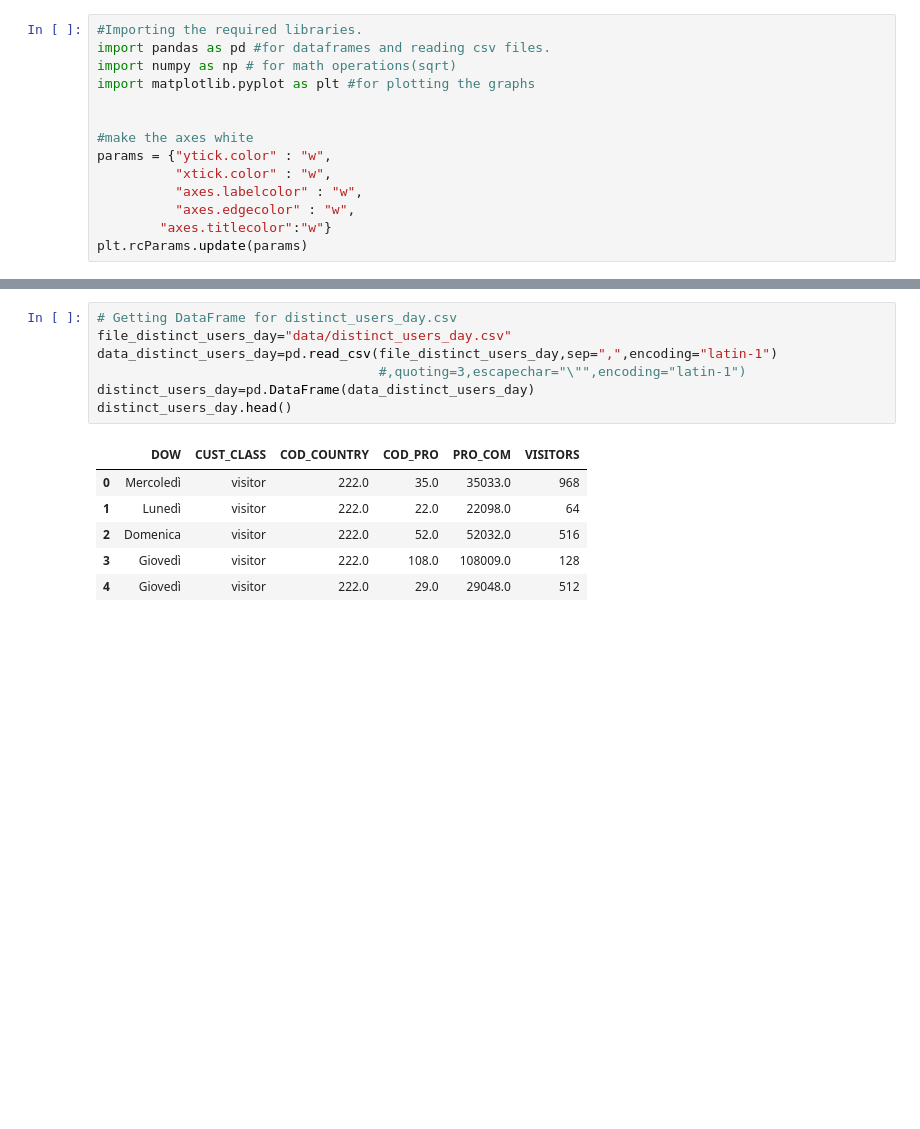
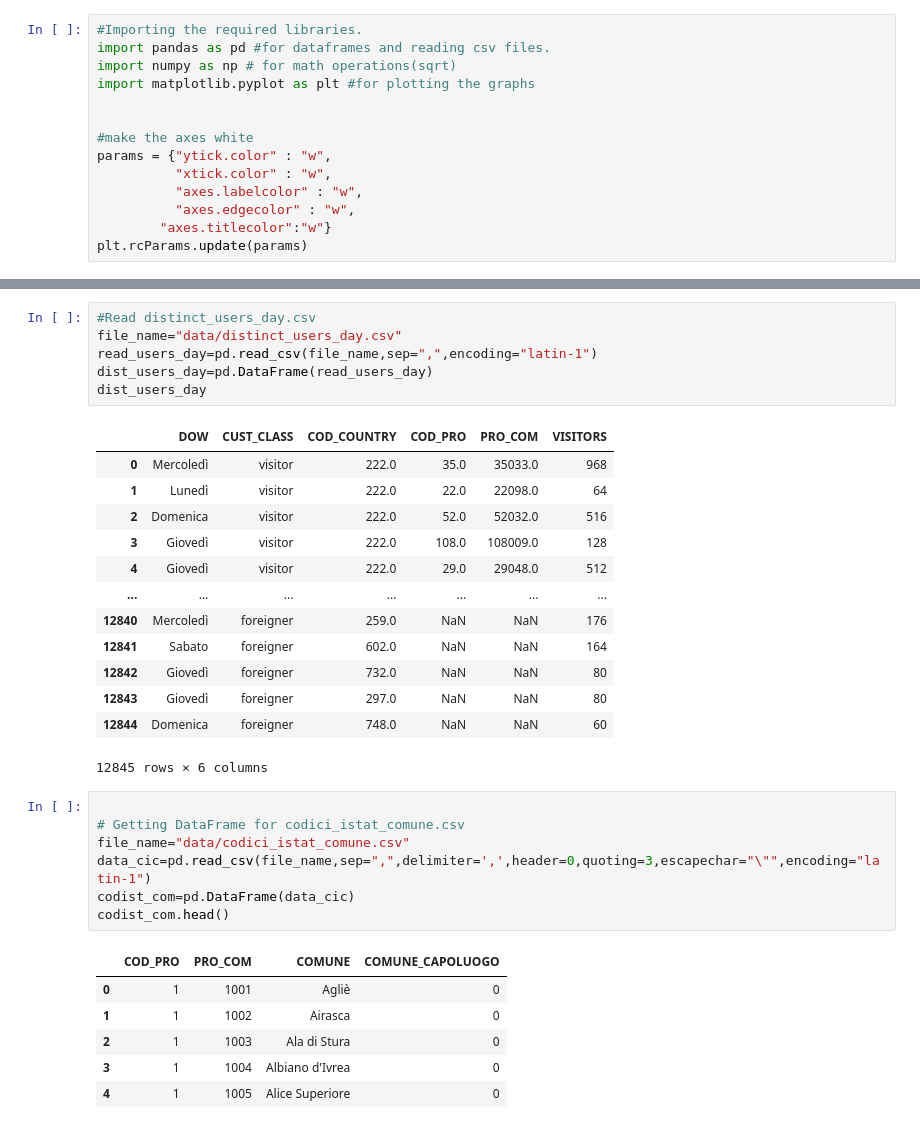
Before and after one commit to RMilock/LCP_projects_Y3, a Jupyter notebook: Prel_Proj11.ipynb, the cells around one changed output, grey strips where cells are left out. Cells and saved outputs as stored; diff of their text form; blank space fills up the shorter version.

```diff
--- a/Prel_Proj11.ipynb
+++ b/Prel_Proj11.ipynb
@@ -45,15 +44,35 @@ data_day_od
+# %%
+#Read distinct_users_day.csv
+file_name="data/distinct_users_day.csv"
+read_users_day=pd.read_csv(file_name,sep=",",encoding="latin-1")
+dist_users_day=pd.DataFrame(read_users_day)
+dist_users_day
+# %% [output]
+|  | DOW | CUST_CLASS | COD_COUNTRY | COD_PRO | PRO_COM | VISITORS |
+| 0 | Mercoledì | visitor | 222.0 | 35.0 | 35033.0 | 968 |
+| 1 | Lunedì | visitor | 222.0 | 22.0 | 22098.0 | 64 |
+| 2 | Domenica | visitor | 222.0 | 52.0 | 52032.0 | 516 |
+| 3 | Giovedì | visitor | 222.0 | 108.0 | 108009.0 | 128 |
+| 4 | Giovedì | visitor | 222.0 | 29.0 | 29048.0 | 512 |
+| ... | ... | ... | ... | ... | ... | ... |
+| 12840 | Mercoledì | foreigner | 259.0 | NaN | NaN | 176 |
+| 12841 | Sabato | foreigner | 602.0 | NaN | NaN | 164 |
+| 12842 | Giovedì | foreigner | 732.0 | NaN | NaN | 80 |
+| 12843 | Giovedì | foreigner | 297.0 | NaN | NaN | 80 |
+| 12844 | Domenica | foreigner | 748.0 | NaN | NaN | 60 |
+12845 rows × 6 columns
 # %%
-# Getting DataFrame for distinct_users_day.csv
-file_distinct_users_day="data/distinct_users_day.csv"
-data_distinct_users_day=pd.read_csv(file_distinct_users_day,sep=",",encoding="latin-1")
-                                    #,quoting=3,escapechar="\"",encoding="latin-1")
-distinct_users_day=pd.DataFrame(data_distinct_users_day)
-distinct_users_day.head()
+
+# Getting DataFrame for codici_istat_comune.csv
+file_name="data/codici_istat_comune.csv"
+data_cic=pd.read_csv(file_name,sep=",",delimiter=',',header=0,quoting=3,escapechar="\"",encoding="latin-1")
+codist_com=pd.DataFrame(data_cic)
+codist_com.head()
 # %% [output]
-|  | DOW | CUST_CLASS | COD_COUNTRY | COD_PRO | PRO_COM | VISITORS |
-| 0 | Mercoledì | visitor | 222.0 | 35.0 | 35033.0 | 968 |
-| 1 | Lunedì | visitor | 222.0 | 22.0 | 22098.0 | 64 |
-| 2 | Domenica | visitor | 222.0 | 52.0 | 52032.0 | 516 |
-| 3 | Giovedì | visitor | 222.0 | 108.0 | 108009.0 | 128 |
-| 4 | Giovedì | visitor | 222.0 | 29.0 | 29048.0 | 512 |
+|  | COD_PRO | PRO_COM | COMUNE | COMUNE_CAPOLUOGO |
+| 0 | 1 | 1001 | Agliè | 0 |
+| 1 | 1 | 1002 | Airasca | 0 |
+| 2 | 1 | 1003 | Ala di Stura | 0 |
+| 3 | 1 | 1004 | Albiano d'Ivrea | 0 |
+| 4 | 1 | 1005 | Alice Superiore | 0 |
 # %%
```
Also changed, not shown: parts of 9 cells of this notebook.
